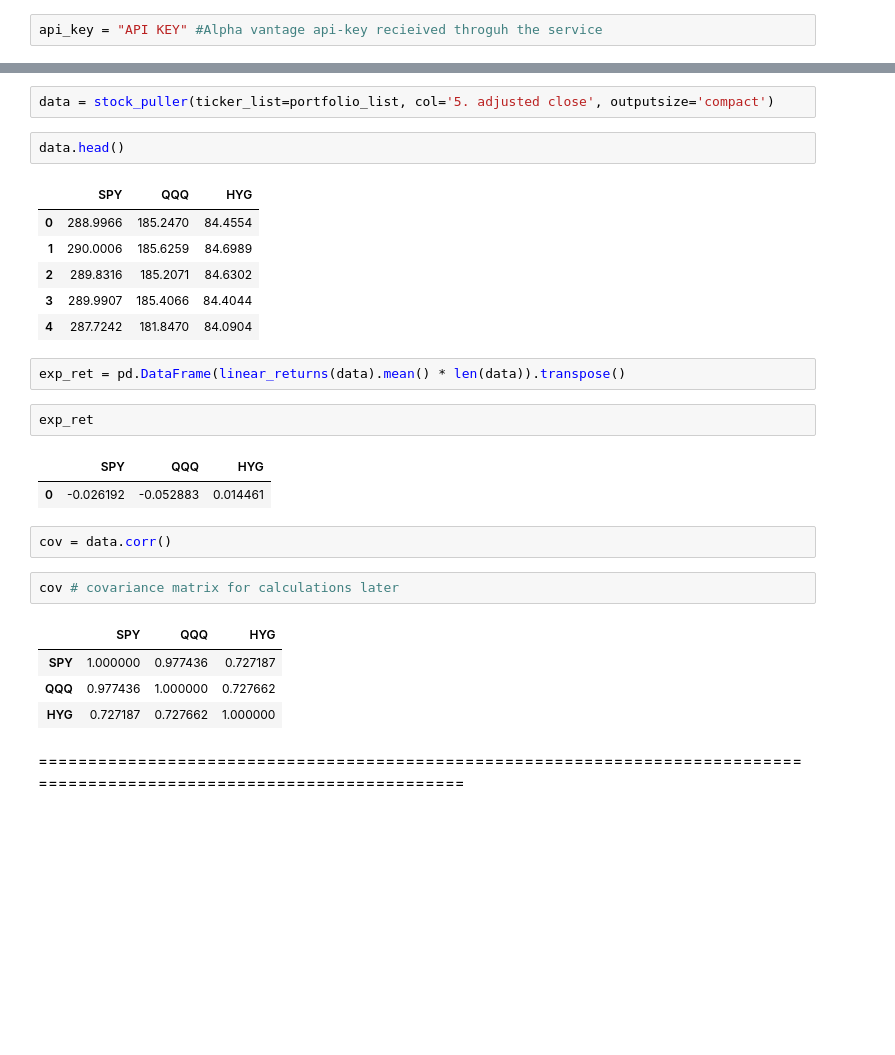
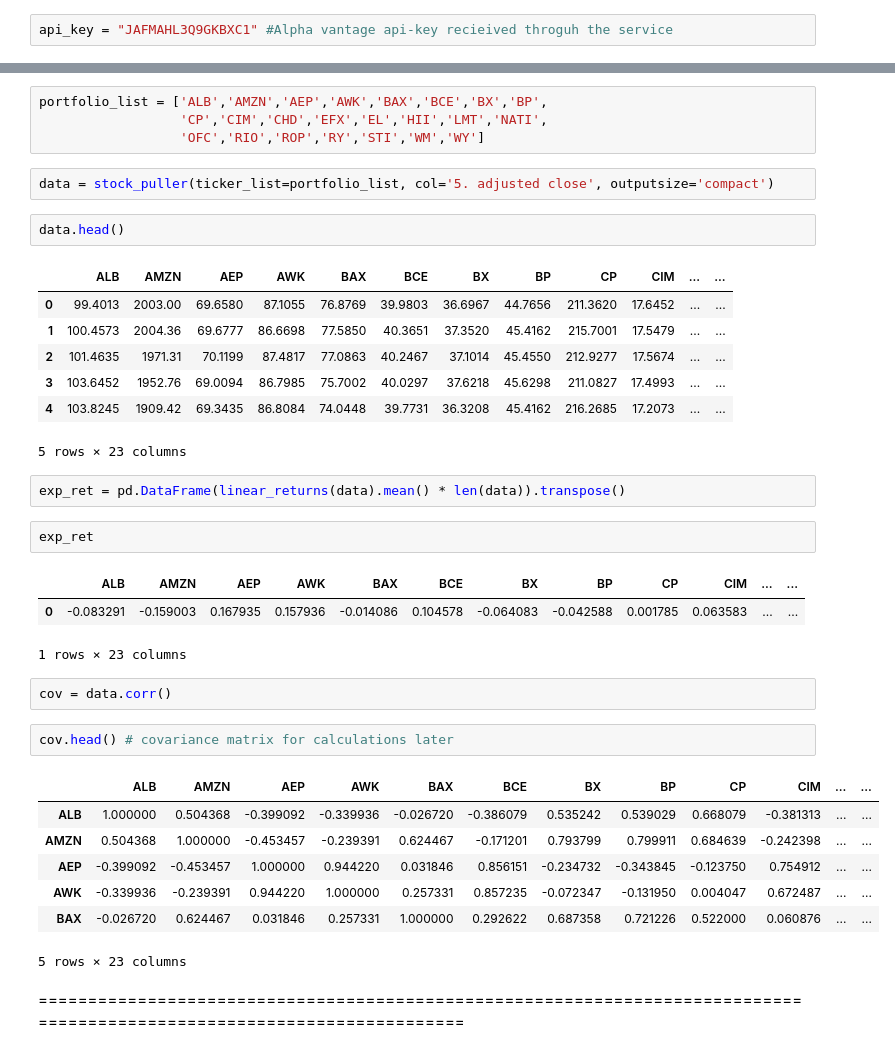
Before and after one commit to PMenes/Baruch_IMG_Risk, a Jupyter notebook: IMG_PM.ipynb, the cells around one changed output, grey strips where cells are left out. Cells and saved outputs as stored; diff of their text form; blank space fills up the shorter version.

```diff
--- a/IMG_PM.ipynb
+++ b/IMG_PM.ipynb
@@ -20,4 +20,4 @@ For more information on the alpha_vantage api or the python wrapper feel free to
 
 **NOTE that AV API limits call requests to 5 calls to server a minute - an adapter is built in to counter**
 # %%
-api_key = "API KEY" #Alpha vantage api-key recieived throguh the service
+api_key = "JAFMAHL3Q9GKBXC1" #Alpha vantage api-key recieived throguh the service
@@ -113,30 +109,39 @@ portfolio_list = ['SPY', 'QQQ', 'HYG']
+# %%
+portfolio_list = ['ALB','AMZN','AEP','AWK','BAX','BCE','BX','BP',
+                  'CP','CIM','CHD','EFX','EL','HII','LMT','NATI',
+                  'OFC','RIO','ROP','RY','STI','WM','WY']
 # %%
 data = stock_puller(ticker_list=portfolio_list, col='5. adjusted close', outputsize='compact')
 # %%
 data.head()
 # %% [output]
-|  | SPY | QQQ | HYG |
-| 0 | 288.9966 | 185.2470 | 84.4554 |
-| 1 | 290.0006 | 185.6259 | 84.6989 |
-| 2 | 289.8316 | 185.2071 | 84.6302 |
-| 3 | 289.9907 | 185.4066 | 84.4044 |
-| 4 | 287.7242 | 181.8470 | 84.0904 |
+|  | ALB | AMZN | AEP | AWK | BAX | BCE | BX | BP | CP | CIM | ... | ... |
+| 0 | 99.4013 | 2003.00 | 69.6580 | 87.1055 | 76.8769 | 39.9803 | 36.6967 | 44.7656 | 211.3620 | 17.6452 | ... | ... |
+| 1 | 100.4573 | 2004.36 | 69.6777 | 86.6698 | 77.5850 | 40.3651 | 37.3520 | 45.4162 | 215.7001 | 17.5479 | ... | ... |
+| 2 | 101.4635 | 1971.31 | 70.1199 | 87.4817 | 77.0863 | 40.2467 | 37.1014 | 45.4550 | 212.9277 | 17.5674 | ... | ... |
+| 3 | 103.6452 | 1952.76 | 69.0094 | 86.7985 | 75.7002 | 40.0297 | 37.6218 | 45.6298 | 211.0827 | 17.4993 | ... | ... |
+| 4 | 103.8245 | 1909.42 | 69.3435 | 86.8084 | 74.0448 | 39.7731 | 36.3208 | 45.4162 | 216.2685 | 17.2073 | ... | ... |
+5 rows × 23 columns
 # %%
 exp_ret = pd.DataFrame(linear_returns(data).mean() * len(data)).transpose()
 # %%
 exp_ret
 # %% [output]
-|  | SPY | QQQ | HYG |
-| 0 | -0.026192 | -0.052883 | 0.014461 |
+|  | ALB | AMZN | AEP | AWK | BAX | BCE | BX | BP | CP | CIM | ... | ... |
+| 0 | -0.083291 | -0.159003 | 0.167935 | 0.157936 | -0.014086 | 0.104578 | -0.064083 | -0.042588 | 0.001785 | 0.063583 | ... | ... |
+1 rows × 23 columns
 # %%
 cov = data.corr()
 # %%
-cov # covariance matrix for calculations later
+cov.head() # covariance matrix for calculations later
 # %% [output]
-|  | SPY | QQQ | HYG |
-| SPY | 1.000000 | 0.977436 | 0.727187 |
-| QQQ | 0.977436 | 1.000000 | 0.727662 |
-| HYG | 0.727187 | 0.727662 | 1.000000 |
+|  | ALB | AMZN | AEP | AWK | BAX | BCE | BX | BP | CP | CIM | ... | ... |
+| ALB | 1.000000 | 0.504368 | -0.399092 | -0.339936 | -0.026720 | -0.386079 | 0.535242 | 0.539029 | 0.668079 | -0.381313 | ... | ... |
+| AMZN | 0.504368 | 1.000000 | -0.453457 | -0.239391 | 0.624467 | -0.171201 | 0.793799 | 0.799911 | 0.684639 | -0.242398 | ... | ... |
+| AEP | -0.399092 | -0.453457 | 1.000000 | 0.944220 | 0.031846 | 0.856151 | -0.234732 | -0.343845 | -0.123750 | 0.754912 | ... | ... |
+| AWK | -0.339936 | -0.239391 | 0.944220 | 1.000000 | 0.257331 | 0.857235 | -0.072347 | -0.131950 | 0.004047 | 0.672487 | ... | ... |
+| BAX | -0.026720 | 0.624467 | 0.031846 | 0.257331 | 1.000000 | 0.292622 | 0.687358 | 0.721226 | 0.522000 | 0.060876 | ... | ... |
+5 rows × 23 columns
 # %% [markdown]
 ========================================================================================================================
 # %%
```
Also changed, not shown: parts of 6 cells of this notebook.
